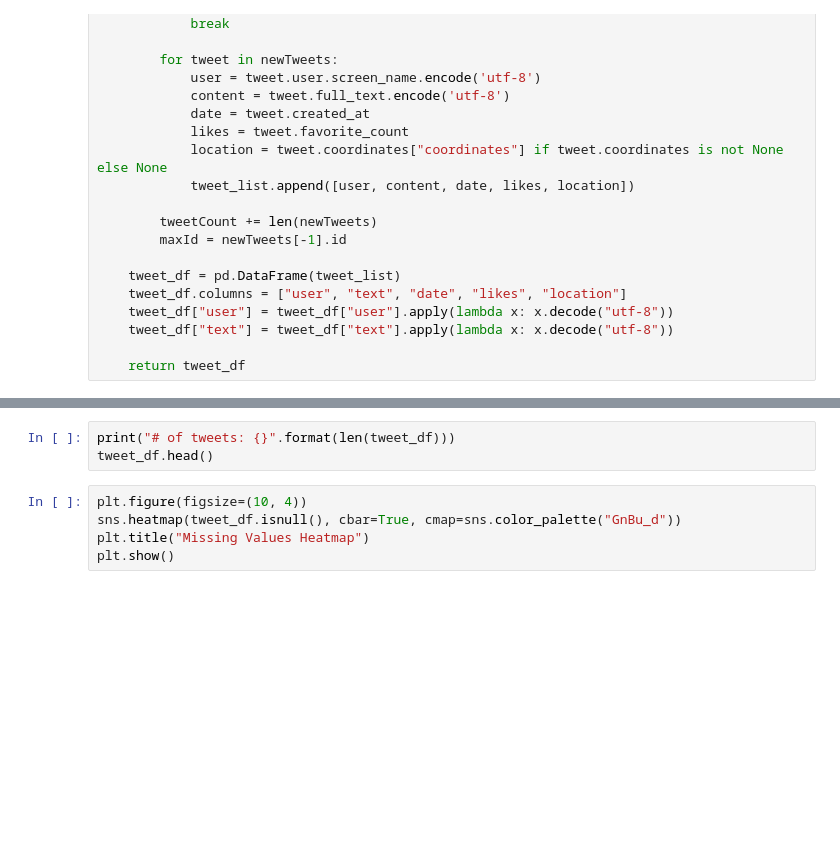
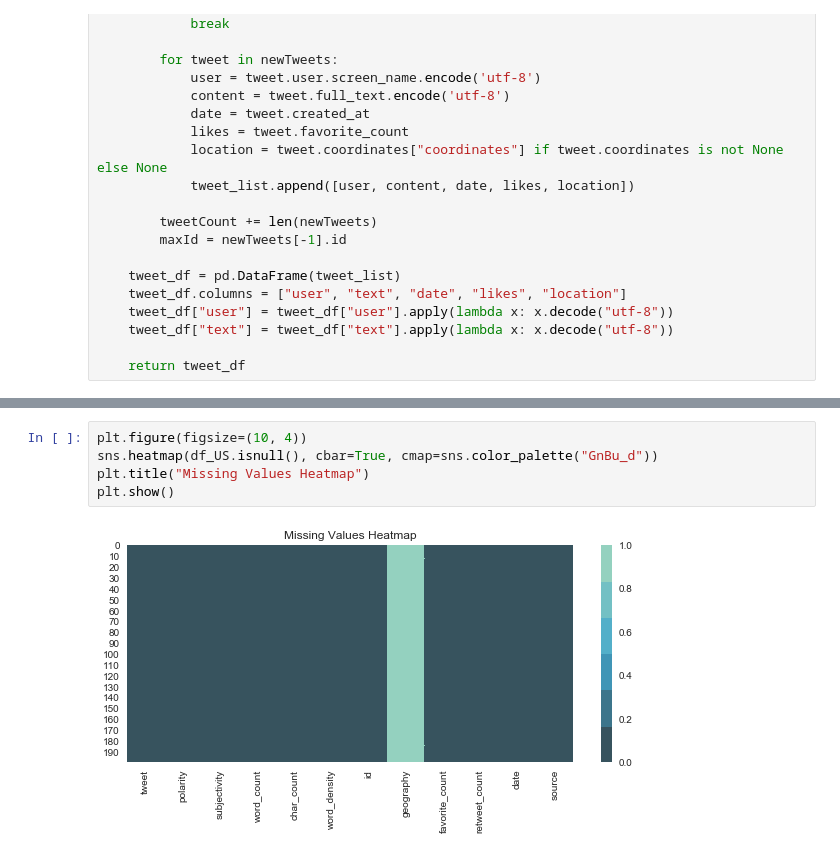
Before and after one commit to penguinwang96825/Twitter-Miner, a Jupyter notebook: Crawler.ipynb, the cells around one changed output, grey strips where cells are left out. Saved outputs shown, nothing was run; the diff lists cells and outputs as text; blank space fills up the shorter version.

```diff
--- a/Crawler.ipynb
+++ b/Crawler.ipynb
@@ -195,8 +216,7 @@ Rate limit reached. Sleeping for: 707
-# %%
-print("# of tweets: {}".format(len(tweet_df)))
-tweet_df.head()
 # %%
 plt.figure(figsize=(10, 4))
-sns.heatmap(tweet_df.isnull(), cbar=True, cmap=sns.color_palette("GnBu_d"))
+sns.heatmap(df_US.isnull(), cbar=True, cmap=sns.color_palette("GnBu_d"))
 plt.title("Missing Values Heatmap")
 plt.show()
+# %% [output]
+[figure, added]
```
Also changed, not shown: parts of 3 cells of this notebook, 1 other file.
